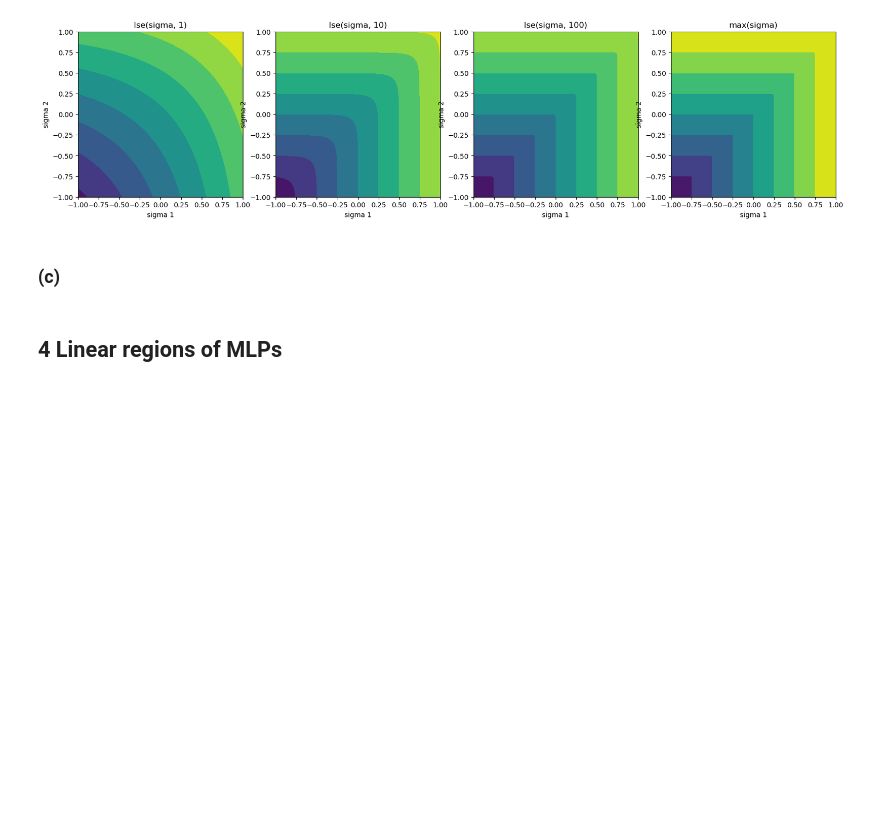
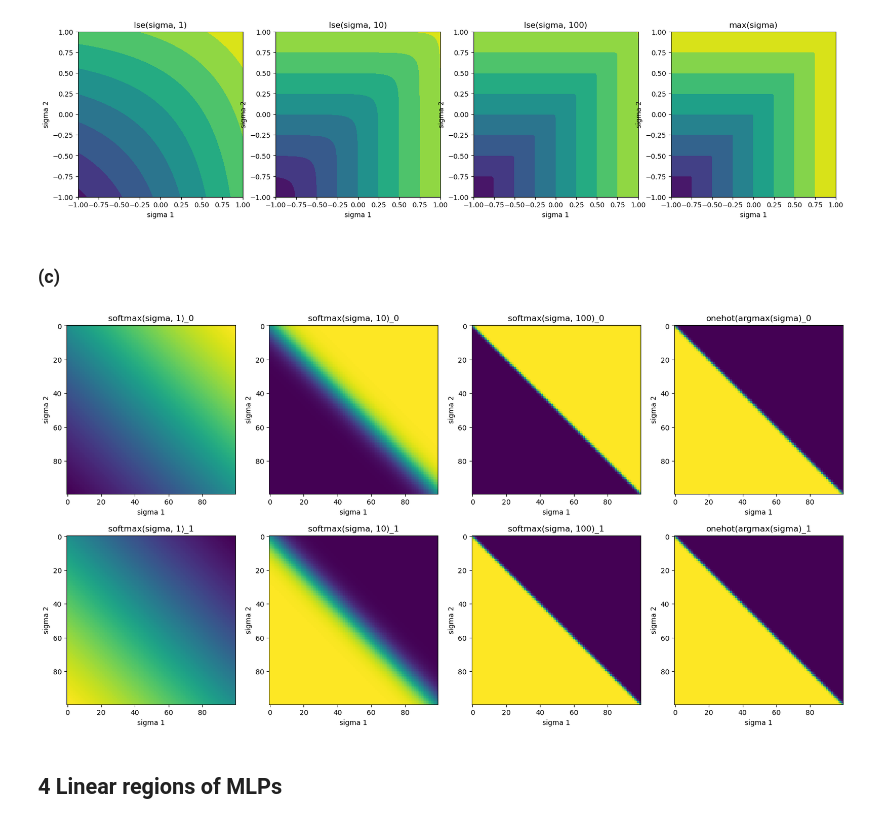
Before and after one commit to emironovich/mlph_w24, a Jupyter notebook: sheet05/sheet05.ipynb, the cells around one changed output. Drawn from its saved outputs; the diff is of its cells as text; code cells hidden in the pictures; blank space fills up the shorter version.

Commit message:
Add plots to 3(c)

```diff
--- a/sheet05/sheet05.ipynb
+++ b/sheet05/sheet05.ipynb
@@ -95,5 +92,41 @@ plt.show()
 [figure]
 # %% [markdown]
 ### (c)
+# %%
+fig, ax = plt.subplots(2, 4)
+for i, lam in enumerate([1, 10, 100]):
+    for j in [0, 1]:
+        softmax_val = np.array([[softmax([s1, s2], lam)[j] for s1 in s1_all] for s2 in s2_all])
+        ax[j, i].imshow(softmax_val)
+        ax[j, i].set_xlabel('sigma 1')
+        ax[j, i].set_ylabel('sigma 2')
+        ax[j, i].set_title(f'softmax(sigma, {lam})_{j}')
+        ax[j, i].set_aspect('equal', adjustable='box')
+
+    #ax[i].clabel(cs, inline=True, fontsize=10)
+
+#lse_val = np.array([[max(s1, s2) for s1 in s1_all] for s2 in s2_all])
+#ax[3].contourf(s1_grid, s2_grid, lse_val)
+#ax[3].set_xlabel('sigma 1')
+#ax[3].set_ylabel('sigma 2')
+#ax[3].set_title('max(sigma)')
+#
+##ax[i].clabel(cs, inline=True, fontsize=10)
+#ax[3].set_aspect('equal', adjustable='box')
+for j in [0, 1]:
+    onehot_val = np.array([[j if s1 <= s2 else 1 - j for s1 in s1_all] for s2 in s2_all])
+    ax[j, 3].imshow(softmax_val)
+    ax[j, 3].set_xlabel('sigma 1')
+    ax[j, 3].set_ylabel('sigma 2')
+    ax[j, 3].set_title(f'onehot(argmax(sigma)_{j}')
+    ax[j, 3].set_aspect('equal', adjustable='box')
+
+
+
+
+fig.set_figwidth(20)
+fig.set_figheight(10)
+# %% [output]
+[figure, added]
 # %% [markdown]
 ## 4 Linear regions of MLPs
```
Also changed, not shown: parts of 1 cell of this notebook.
